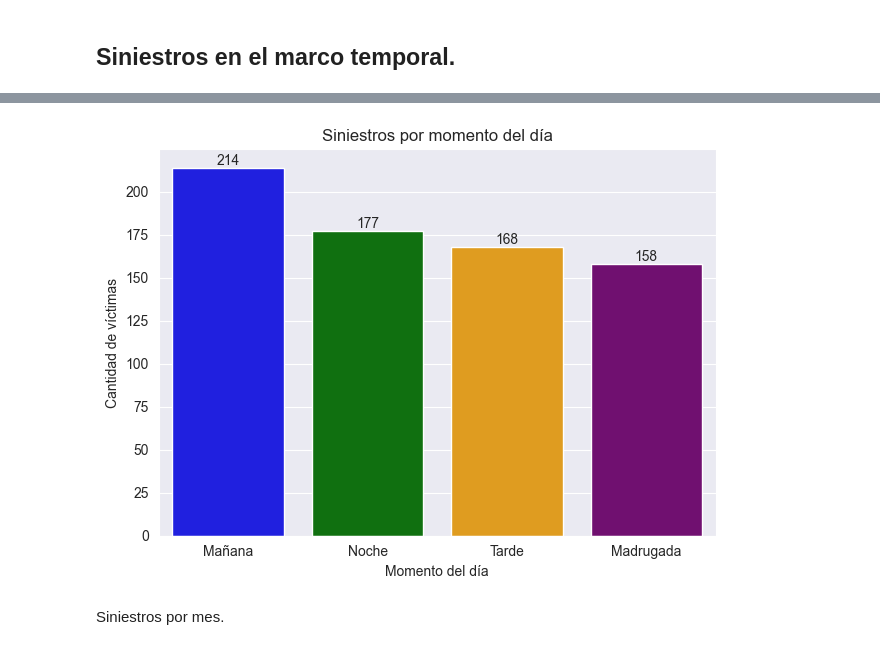
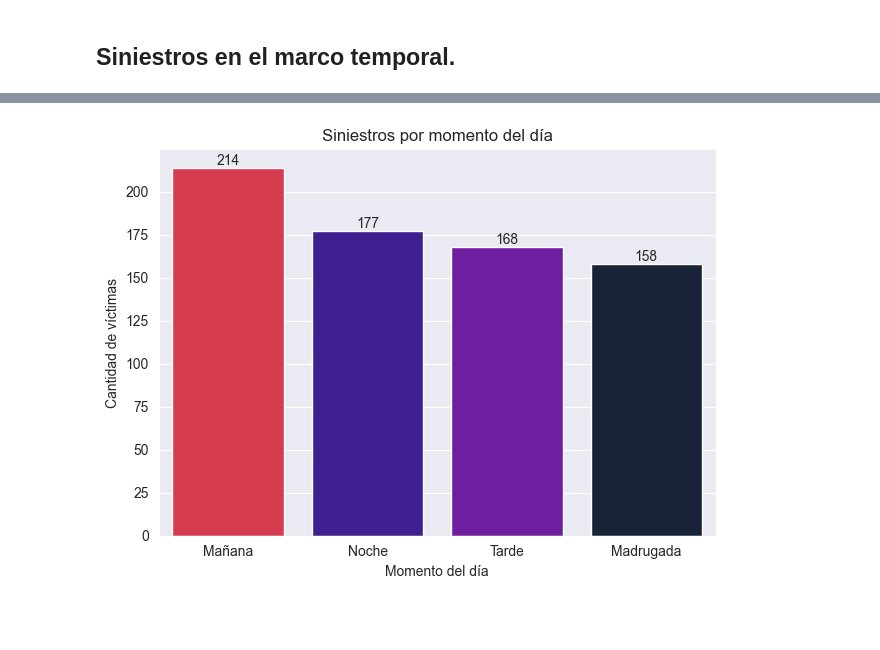
Before and after one commit to FedeZell/PI-Data-Analysis, a Jupyter notebook: Notebooks/EDA.ipynb, the cells around one changed output, grey strips where cells are left out. Saved outputs shown, nothing was run; the diff lists cells and outputs as text; code cells hidden in the pictures; blank space fills up the shorter version.

```diff
--- a/Notebooks/EDA.ipynb
+++ b/Notebooks/EDA.ipynb
@@ -84,21 +139,19 @@ plt.show()
 # %%
 period_counts = df_homicidios['Momento del día'].value_counts()
 
 sns.set_style('darkgrid')
-ax = sns.barplot(x=period_counts.index, y=period_counts.values, hue=period_counts.index, palette=['blue', 'green', 'orange', 'purple'], legend=False)
+ax = sns.barplot(x=period_counts.index, y=period_counts.values, hue=period_counts.index, palette=['#ef233c', '#3a0ca3', '#7209b7', '#14213d'], legend=False)
 
 for patch in ax.patches:
     y_pos = patch.get_height() + 0.1
     label = f"{int(patch.get_height())}"
     plt.text(patch.get_x() + patch.get_width() / 2, y_pos, label, ha='center', va='bottom', fontsize=10)
 
 plt.xlabel('Momento del día')
 plt.ylabel('Cantidad de víctimas')
 plt.title('Siniestros por momento del día')
 plt.xticks(rotation=0)
 plt.tight_layout()
 plt.show()
 # %% [output]
-[figure, old version]
+[figure, new version]
-# %% [markdown]
-Siniestros por mes.
```
Also changed, not shown: parts of 15 cells of this notebook.
